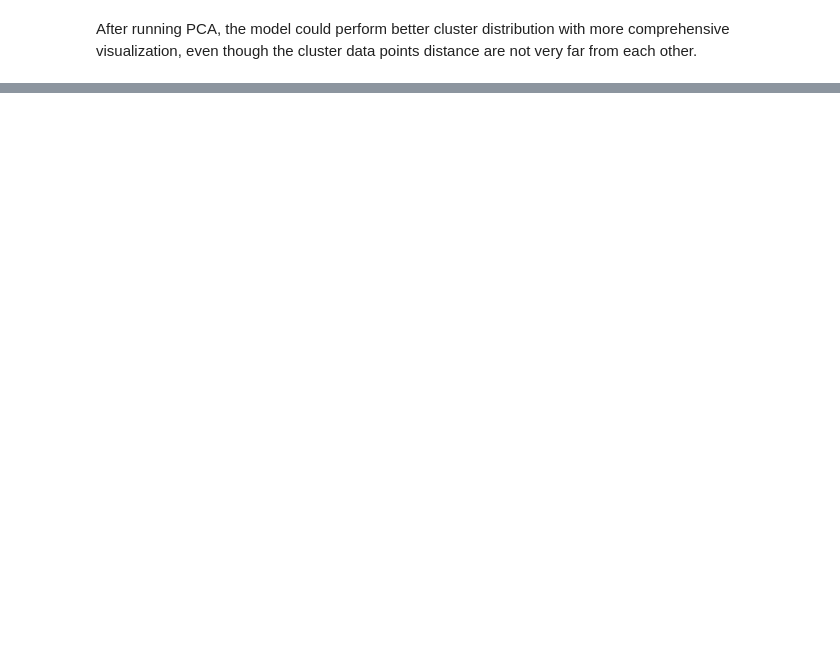
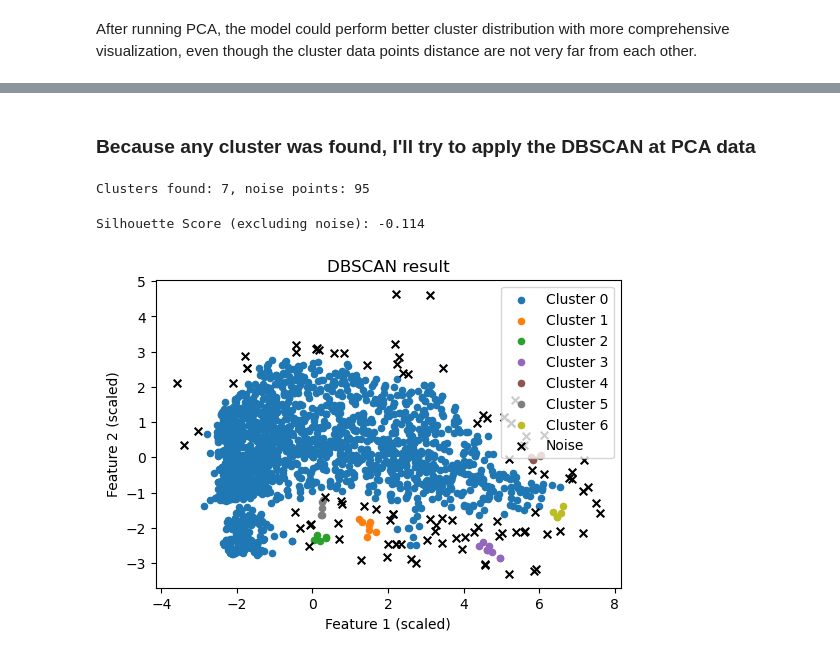
Before and after one commit to ALOBlack19/Marketing_Unsupervised_learning_Study, a Jupyter notebook: clustering_marketing_campaign_assignment.ipynb, the cells around one changed output, grey strips where cells are left out. Drawn from its saved outputs; the diff is of its cells as text; code cells hidden in the pictures; blank space fills up the shorter version.

Commit message:
Adding DBSCAN analysis with interpretation of results

```diff
--- a/clustering_marketing_campaign_assignment.ipynb
+++ b/clustering_marketing_campaign_assignment.ipynb
@@ -515,0 +541,5 @@ After running PCA, the model could perform better cluster distribution with more
+# %%
+from sklearn.cluster import DBSCAN
+from sklearn.datasets import make_moons
+
+plt.rcParams['figure.figsize'] = [6,4]
@@ -515,0 +600,48 @@ After running PCA, the model could perform better cluster distribution with more
+# %% [markdown]
+### Because any cluster was found, I'll try to apply the DBSCAN at __PCA data__
+# %%
+dbscan = DBSCAN(eps=0.3, min_samples=5)
+labels = dbscan.fit_predict(df_pca)
+
+# First, calculate the total count of unique labels
+total_unique_labels = len(set(labels))
+
+# Then, apply the conditional subtraction based on whether -1 is present
+if -1 in labels:
+    n_clusters = total_unique_labels - 1
+else:
+    n_clusters = total_unique_labels
+
+n_noise = list(labels).count(-1)
+
+print(f"Clusters found: {n_clusters}, noise points: {n_noise}")
+# %% [output]
+Clusters found: 7, noise points: 95
+# %%
+# Silhouette only if >1 cluster and some non‑noise points
+if n_clusters > 1:
+    mask = labels != -1
+    sil = silhouette_score(df_pca[mask], labels[mask])
+    print(f"Silhouette Score (excluding noise): {sil:.3f}")
+else:
+    print("Silhouette Score not defined for a single cluster.")
+# %% [output]
+Silhouette Score (excluding noise): -0.114
+# %%
+unique_labels = set(labels)
+colors = plt.cm.tab10(np.linspace(0, 1, len(unique_labels)))
+for (lab, col) in zip(unique_labels, colors):
+    class_member_mask = labels == lab
+    if lab == -1:
+        plt.scatter(df_pca[class_member_mask,0], df_pca[class_member_mask,1],
+                    c='k', marker='x', s=30, label='Noise')
+    else:
+        plt.scatter(df_pca[class_member_mask,0], df_pca[class_member_mask,1],
+                    c=[col], s=20, label=f'Cluster {lab}')
+plt.legend()
+plt.title('DBSCAN result')
+plt.xlabel('Feature 1 (scaled)')
+plt.ylabel('Feature 2 (scaled)')
+plt.show()
+# %% [output]
+[figure, added]
```
Also changed, not shown: parts of 16 cells of this notebook.
